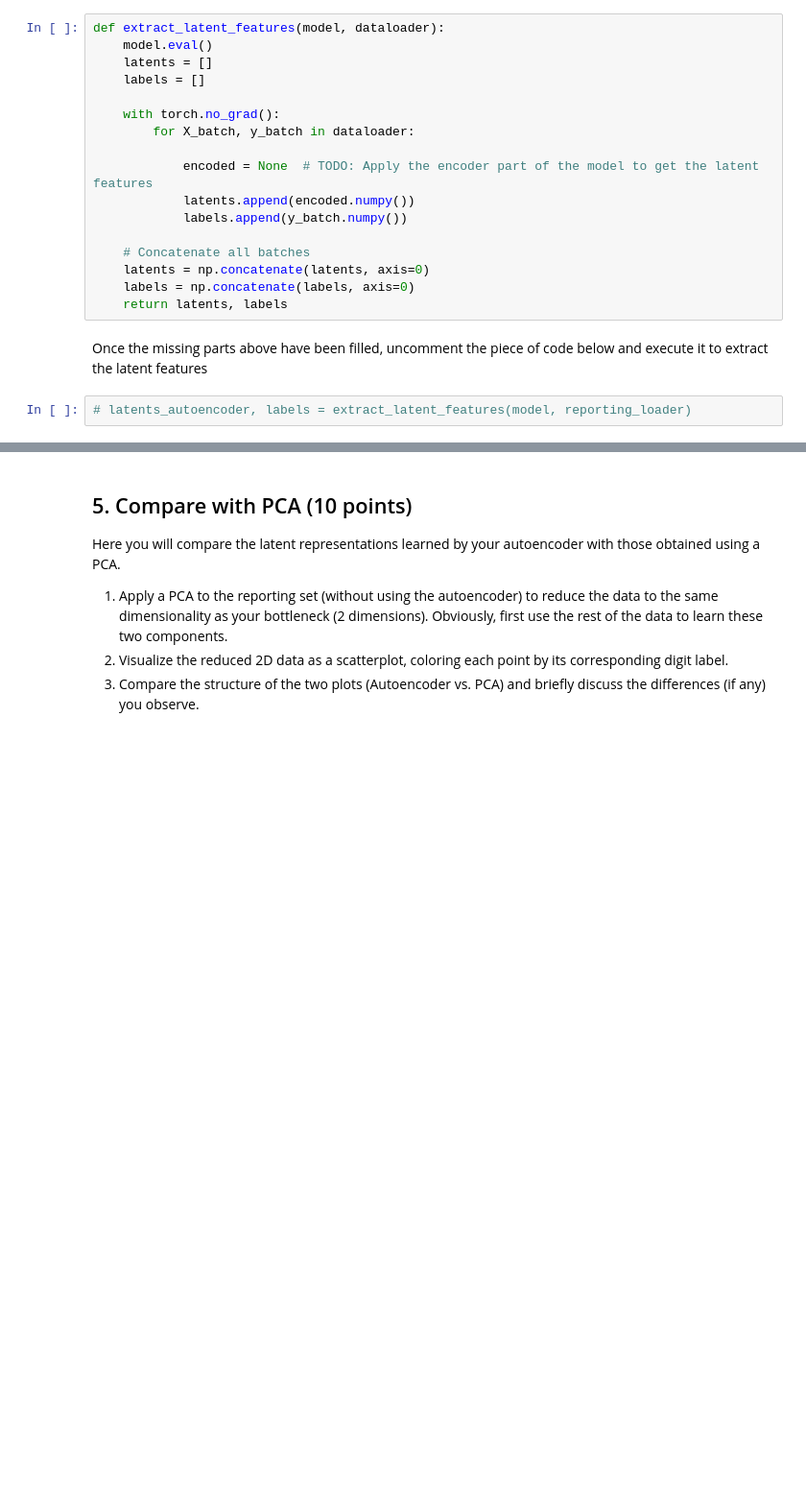
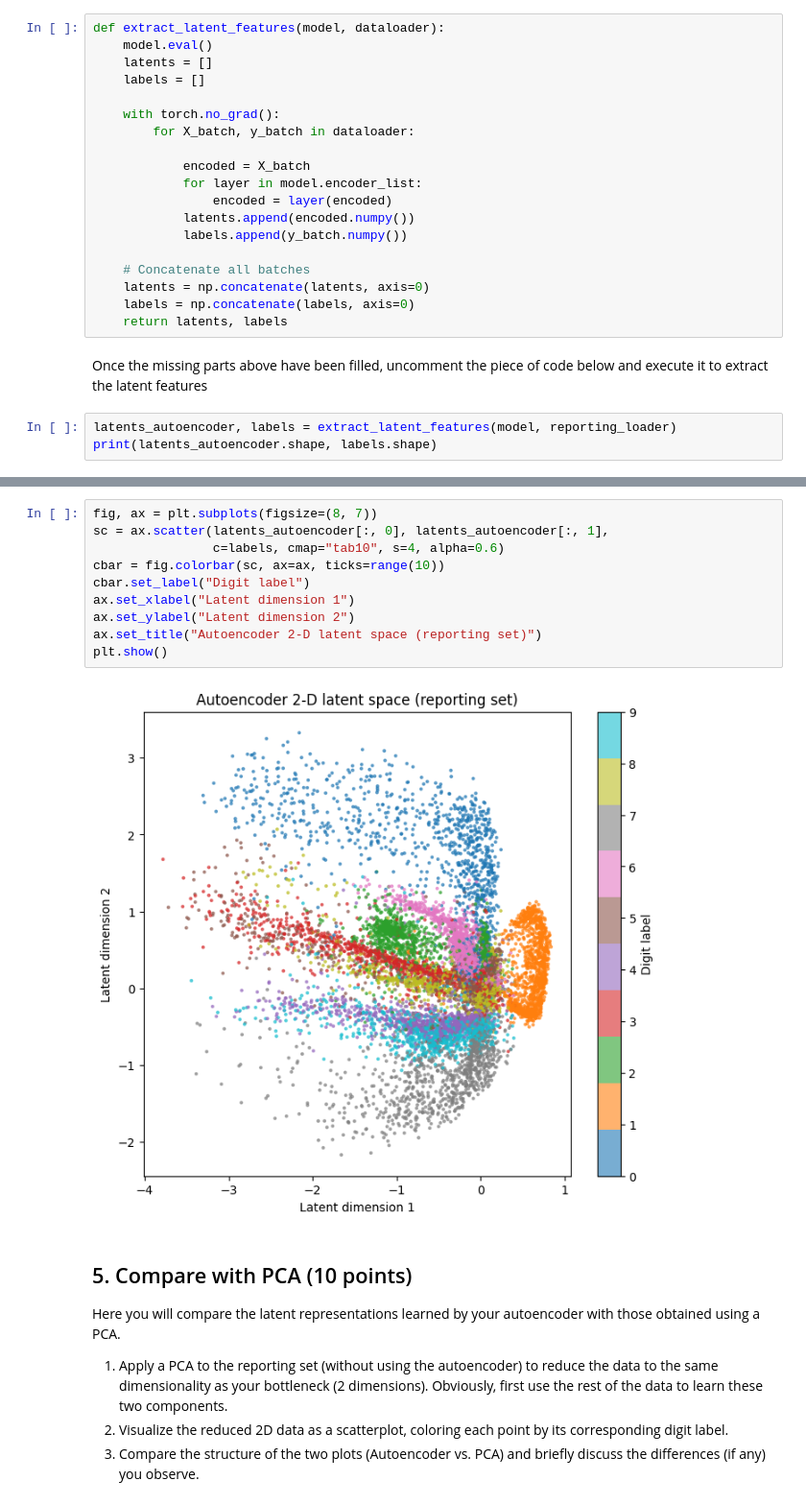
Before and after one commit to yxf9tv/lab-06-autoencoders, a Jupyter notebook: 06-autoencoders.ipynb, the cells around one changed output, grey strips where cells are left out. Shown at 96% size. Cells and saved outputs as stored; diff of their text form; blank space fills up the shorter version.

```diff
--- a/06-autoencoders.ipynb
+++ b/06-autoencoders.ipynb
@@ -377,7 +377,9 @@ def extract_latent_features(model, dataloader):
     with torch.no_grad():
         for X_batch, y_batch in dataloader:
 
-            encoded = None  # TODO: Apply the encoder part of the model to get the latent features
+            encoded = X_batch
+            for layer in model.encoder_list:
+                encoded = layer(encoded)
             latents.append(encoded.numpy())
             labels.append(y_batch.numpy())
 
@@ -388,4 +390,5 @@ def extract_latent_features(model, dataloader):
 # %% [markdown]
 Once the missing parts above have been filled, uncomment the piece of code below and execute it to extract the latent features
 # %%
-# latents_autoencoder, labels = extract_latent_features(model, reporting_loader)
+latents_autoencoder, labels = extract_latent_features(model, reporting_loader)
+print(latents_autoencoder.shape, labels.shape)
@@ -394,3 +397,15 @@ Once the missing parts above have been filled, uncomment the piece of code below
+# %%
+fig, ax = plt.subplots(figsize=(8, 7))
+sc = ax.scatter(latents_autoencoder[:, 0], latents_autoencoder[:, 1],
+                c=labels, cmap="tab10", s=4, alpha=0.6)
+cbar = fig.colorbar(sc, ax=ax, ticks=range(10))
+cbar.set_label("Digit label")
+ax.set_xlabel("Latent dimension 1")
+ax.set_ylabel("Latent dimension 2")
+ax.set_title("Autoencoder 2-D latent space (reporting set)")
+plt.show()
+# %% [output]
+[figure, added]
 # %% [markdown]
 ## 5. Compare with PCA (10 points)
 
```
Also changed, not shown: parts of 10 cells of this notebook.
